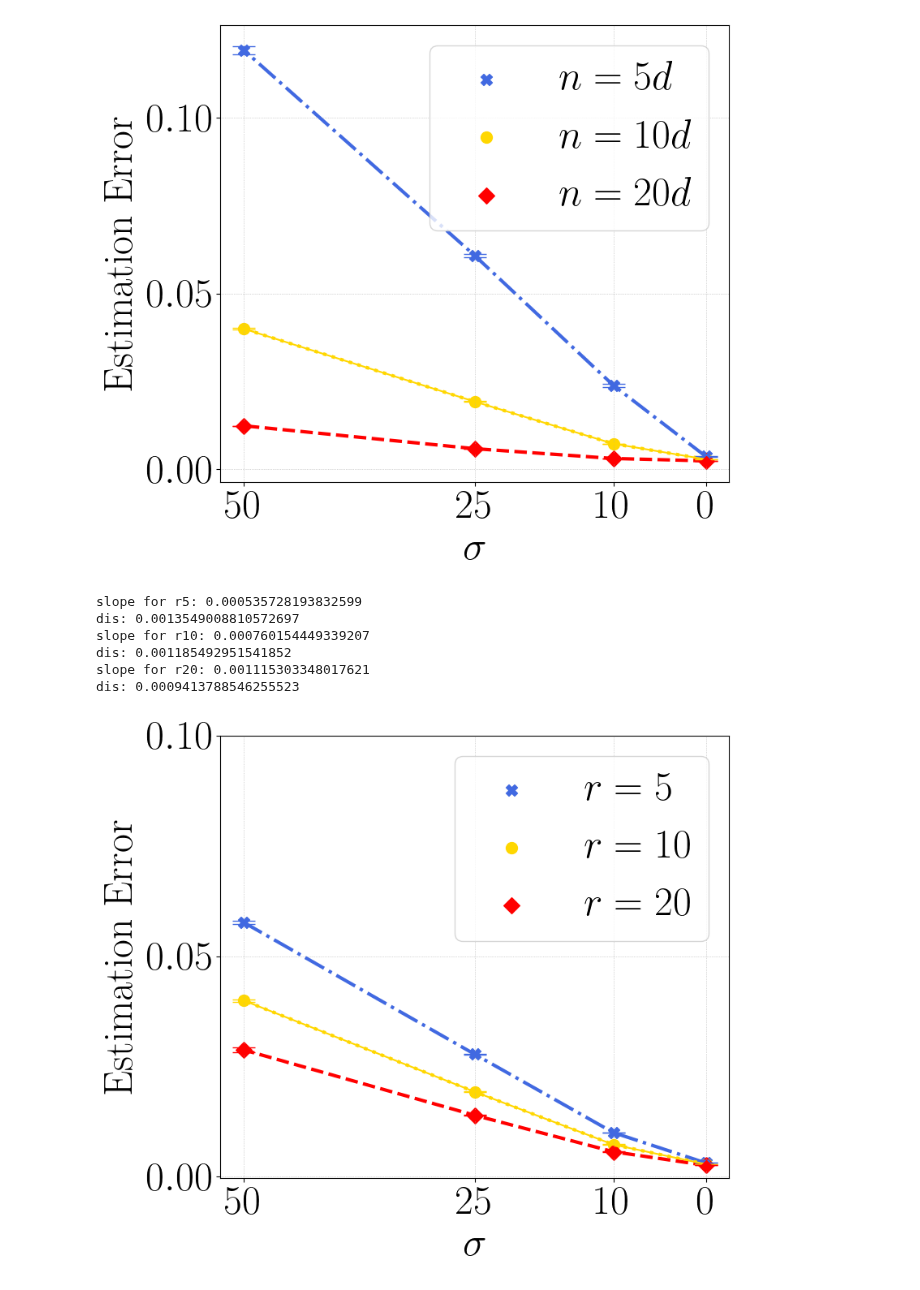
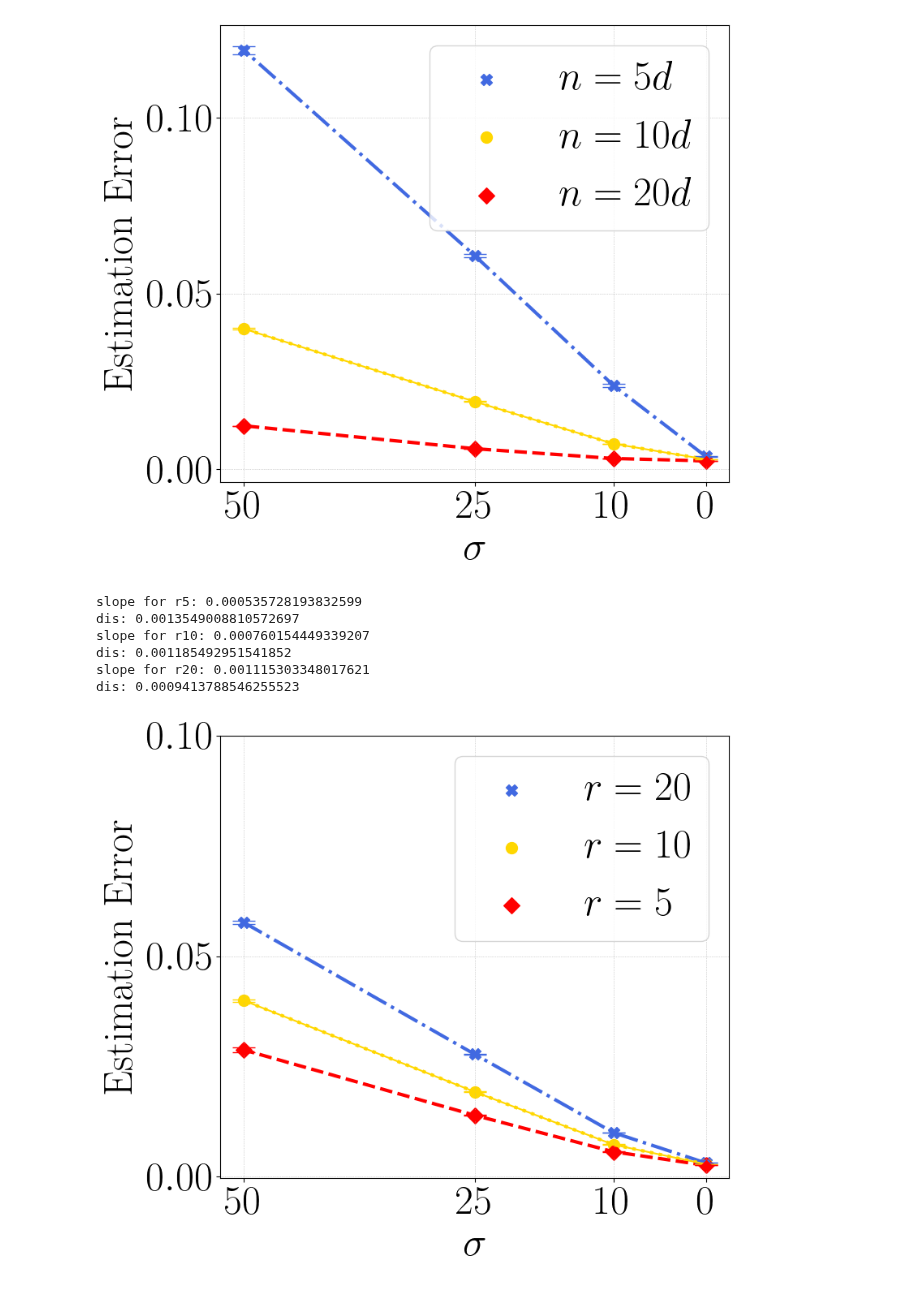
Before and after one commit to VirtuosoResearch/Matrix-completion-from-ultrasparse-samples, a Jupyter notebook: revised_figures/privacy.ipynb, the cells around one changed output. Drawn from its saved outputs; the diff is of its cells as text; code cells hidden in the pictures.

Commit message:
noise figure

```diff
--- a/revised_figures/privacy.ipynb
+++ b/revised_figures/privacy.ipynb
@@ -126,39 +126,39 @@ plt.plot(noise_ratio, r20, lw=3, color='royalblue',ls="dashdot" )
 plt.plot(noise_ratio, r10, lw=3, color='gold', ls="dotted")
 plt.plot(noise_ratio, r5, lw=3, color='red', ls="dashed")
 
-plt.scatter(noise_ratio, r20, s=100, color='royalblue', label=r"$r=5$", marker="X")
+plt.scatter(noise_ratio, r20, s=100, color='royalblue', label=r"$r=20$", marker="X")
 plt.scatter(noise_ratio, r10, s=100, color='gold', label=r"$r=10$")
-plt.scatter(noise_ratio, r5, s=100, color='red', label=r"$r=20$", marker="D")
+plt.scatter(noise_ratio, r5, s=100, color='red', label=r"$r=5$", marker="D")
 
 plt.errorbar(noise_ratio, r20, yerr=r20_std,color='royalblue', fmt='X', capsize=10)
 plt.errorbar(noise_ratio, r10, yerr=r10_std,color='gold', capsize=10)
 plt.errorbar(noise_ratio, r5, yerr=r5_std,color='red', fmt='D', capsize=10)
 
 plt.legend(fontsize=36, loc='upper right')
 
 plt.xlabel(r"$\sigma$", fontsize=36)
 plt.ylabel(r"$\mathrm{Estimation~Error}$", fontsize=36)
 
 
 xticks = [0, 10, 25, 50]
 plt.xticks(xticks, fontsize=36)
 #plt.ticklabel_format(style='sci', scilimits=(0,0), axis='x')
 plt.yticks([0, 0.05, 0.1], fontsize=36)
 #ax.xaxis.get_offset_text().set_fontsize(26)
 plt.gca().invert_xaxis()
 
 plt.grid(lw=0.5, ls=":")
 plt.tight_layout()
 plot_name = f"privacy_r.pdf"
 plt.savefig(plot_name, bbox_inches='tight', format="pdf", dpi=1200)
 
 plt.show()
 plt.close()
 # %% [output]
 slope for r5: 0.000535728193832599
 dis: 0.0013549008810572697
 slope for r10: 0.000760154449339207
 dis: 0.001185492951541852
 slope for r20: 0.001115303348017621
 dis: 0.0009413788546255523
-[figure, old version]
+[figure, new version]
```
